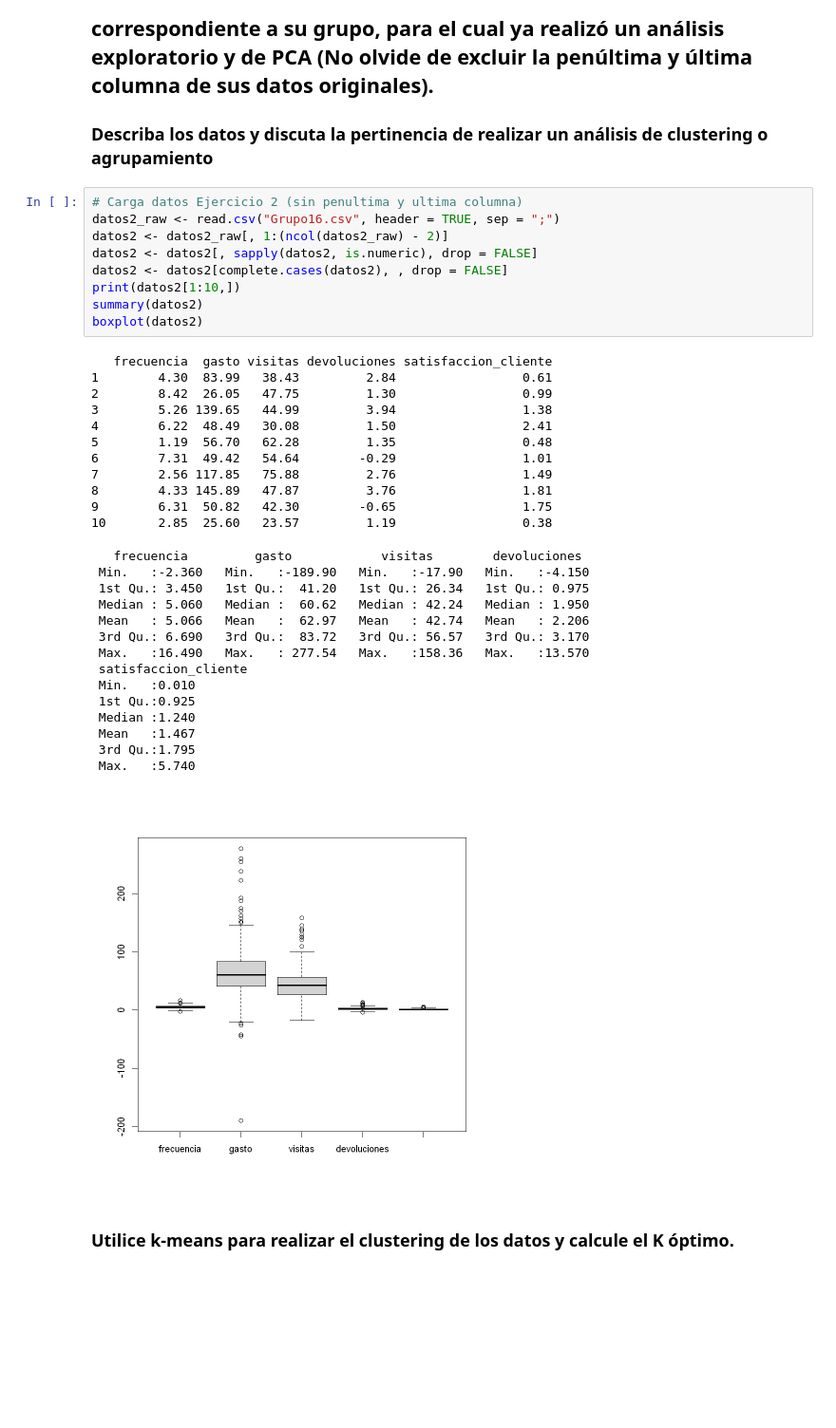
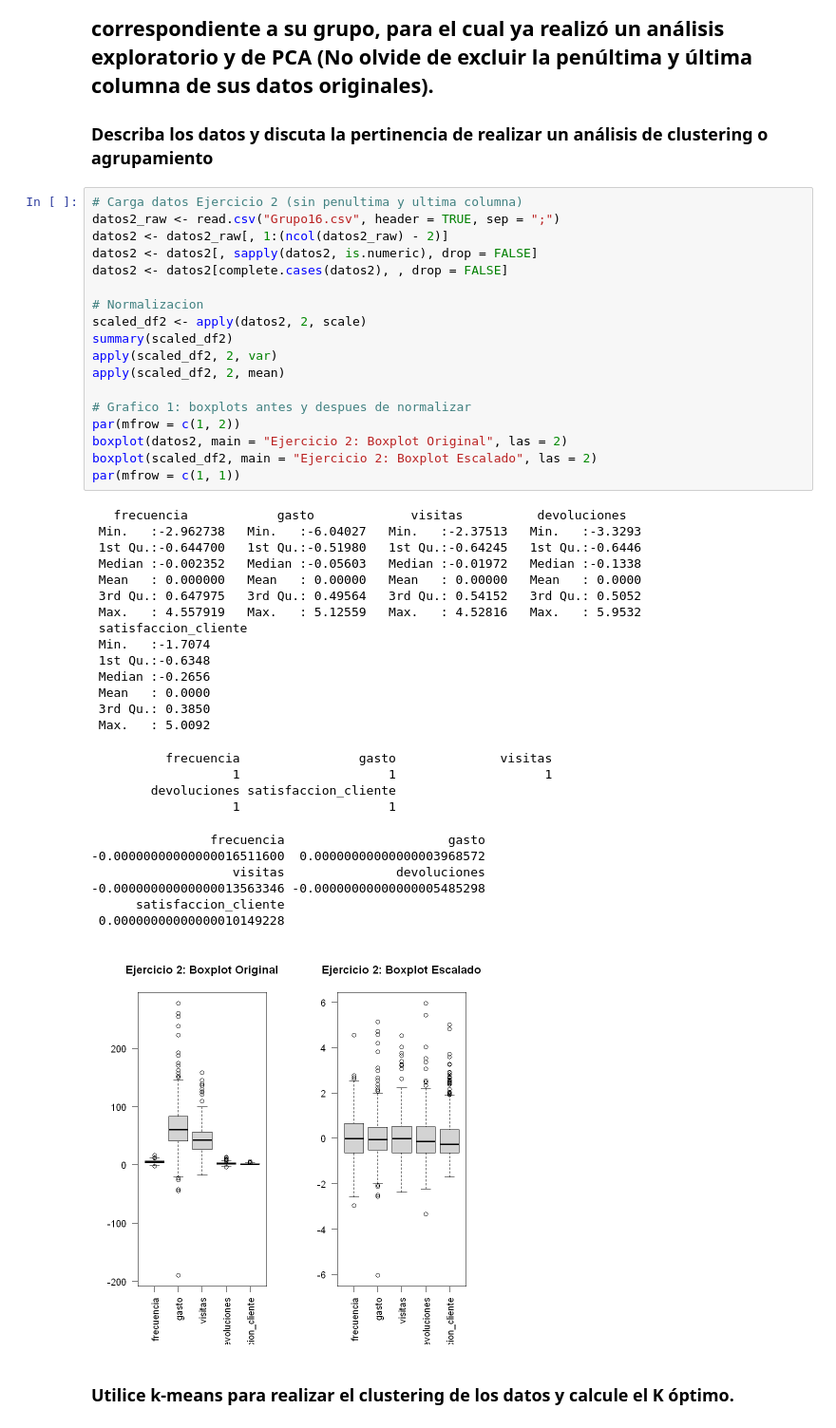
Before and after one commit to Tolally/info257-aprendizaje-de-maquinas-algoritmos-no-supervisados, a Jupyter notebook: Clustering_Grupo16.ipynb, the cells around one changed output. Shown at 95% size. Cells and saved outputs as stored; diff of their text form; blank space fills up the shorter version.

Commit message:
normalizando datos ejercicio 2

```diff
--- a/Clustering_Grupo16.ipynb
+++ b/Clustering_Grupo16.ipynb
@@ -226,39 +239,47 @@ fviz_cluster(cl, df1)
 # %%
 # Carga datos Ejercicio 2 (sin penultima y ultima columna)
 datos2_raw <- read.csv("Grupo16.csv", header = TRUE, sep = ";")
 datos2 <- datos2_raw[, 1:(ncol(datos2_raw) - 2)]
 datos2 <- datos2[, sapply(datos2, is.numeric), drop = FALSE]
 datos2 <- datos2[complete.cases(datos2), , drop = FALSE]
-print(datos2[1:10,])
-summary(datos2)
-boxplot(datos2)
+
+# Normalizacion
+scaled_df2 <- apply(datos2, 2, scale)
+summary(scaled_df2)
+apply(scaled_df2, 2, var)
+apply(scaled_df2, 2, mean)
+
+# Grafico 1: boxplots antes y despues de normalizar
+par(mfrow = c(1, 2))
+boxplot(datos2, main = "Ejercicio 2: Boxplot Original", las = 2)
+boxplot(scaled_df2, main = "Ejercicio 2: Boxplot Escalado", las = 2)
+par(mfrow = c(1, 1))
 # %% [output]
-   frecuencia  gasto visitas devoluciones satisfaccion_cliente
-1        4.30  83.99   38.43         2.84                 0.61
-2        8.42  26.05   47.75         1.30                 0.99
-3        5.26 139.65   44.99         3.94                 1.38
-4        6.22  48.49   30.08         1.50                 2.41
-5        1.19  56.70   62.28         1.35                 0.48
-6        7.31  49.42   54.64        -0.29                 1.01
-7        2.56 117.85   75.88         2.76                 1.49
-8        4.33 145.89   47.87         3.76                 1.81
-9        6.31  50.82   42.30        -0.65                 1.75
-10       2.85  25.60   23.57         1.19                 0.38
+   frecuencia            gasto             visitas          devoluciones
+ Min.   :-2.962738   Min.   :-6.04027   Min.   :-2.37513   Min.   :-3.3293
+ 1st Qu.:-0.644700   1st Qu.:-0.51980   1st Qu.:-0.64245   1st Qu.:-0.6446
+ Median :-0.002352   Median :-0.05603   Median :-0.01972   Median :-0.1338
+ Mean   : 0.000000   Mean   : 0.00000   Mean   : 0.00000   Mean   : 0.0000
+ 3rd Qu.: 0.647975   3rd Qu.: 0.49564   3rd Qu.: 0.54152   3rd Qu.: 0.5052
+ Max.   : 4.557919   Max.   : 5.12559   Max.   : 4.52816   Max.   : 5.9532
+ satisfaccion_cliente
+ Min.   :-1.7074
+ 1st Qu.:-0.6348
+ Median :-0.2656
+ Mean   : 0.0000
+ 3rd Qu.: 0.3850
+ Max.   : 5.0092
-   frecuencia         gasto            visitas        devoluciones
- Min.   :-2.360   Min.   :-189.90   Min.   :-17.90   Min.   :-4.150
- 1st Qu.: 3.450   1st Qu.:  41.20   1st Qu.: 26.34   1st Qu.: 0.975
- Median : 5.060   Median :  60.62   Median : 42.24   Median : 1.950
- Mean   : 5.066   Mean   :  62.97   Mean   : 42.74   Mean   : 2.206
- 3rd Qu.: 6.690   3rd Qu.:  83.72   3rd Qu.: 56.57   3rd Qu.: 3.170
- Max.   :16.490   Max.   : 277.54   Max.   :158.36   Max.   :13.570
- satisfaccion_cliente
- Min.   :0.010
- 1st Qu.:0.925
- Median :1.240
- Mean   :1.467
- 3rd Qu.:1.795
- Max.   :5.740
+          frecuencia                gasto              visitas
+                   1                    1                    1
+        devoluciones satisfaccion_cliente
+                   1                    1
+                frecuencia                      gasto
+-0.00000000000000016511600  0.00000000000000003968572
+                   visitas               devoluciones
+-0.00000000000000013563346 -0.00000000000000005485298
+      satisfaccion_cliente
+ 0.00000000000000010149228
-[figure, old version]
+[figure, new version]
 # %% [markdown]
 ### Utilice k-means para realizar el clustering de los datos y calcule el K óptimo.
 # %%
```
Also changed, not shown: parts of 19 cells of this notebook.
